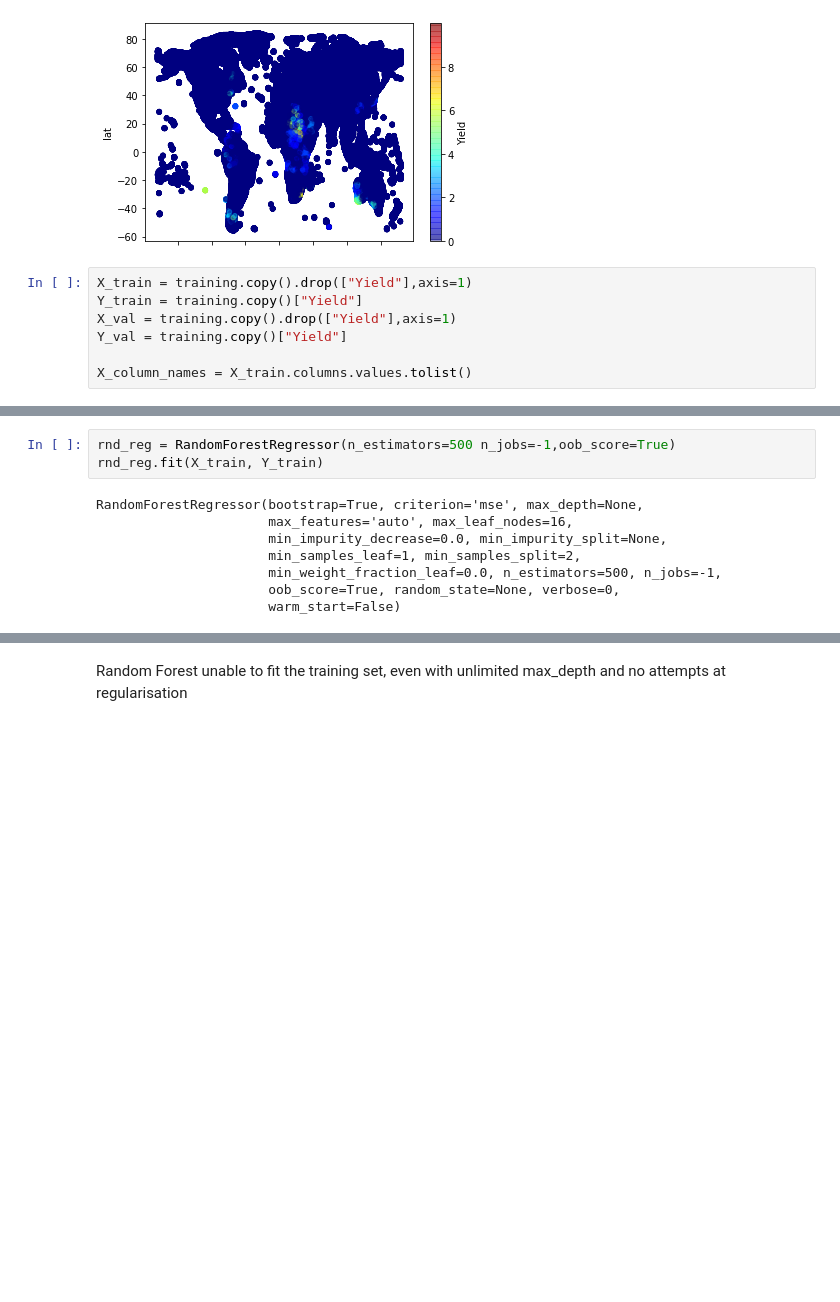
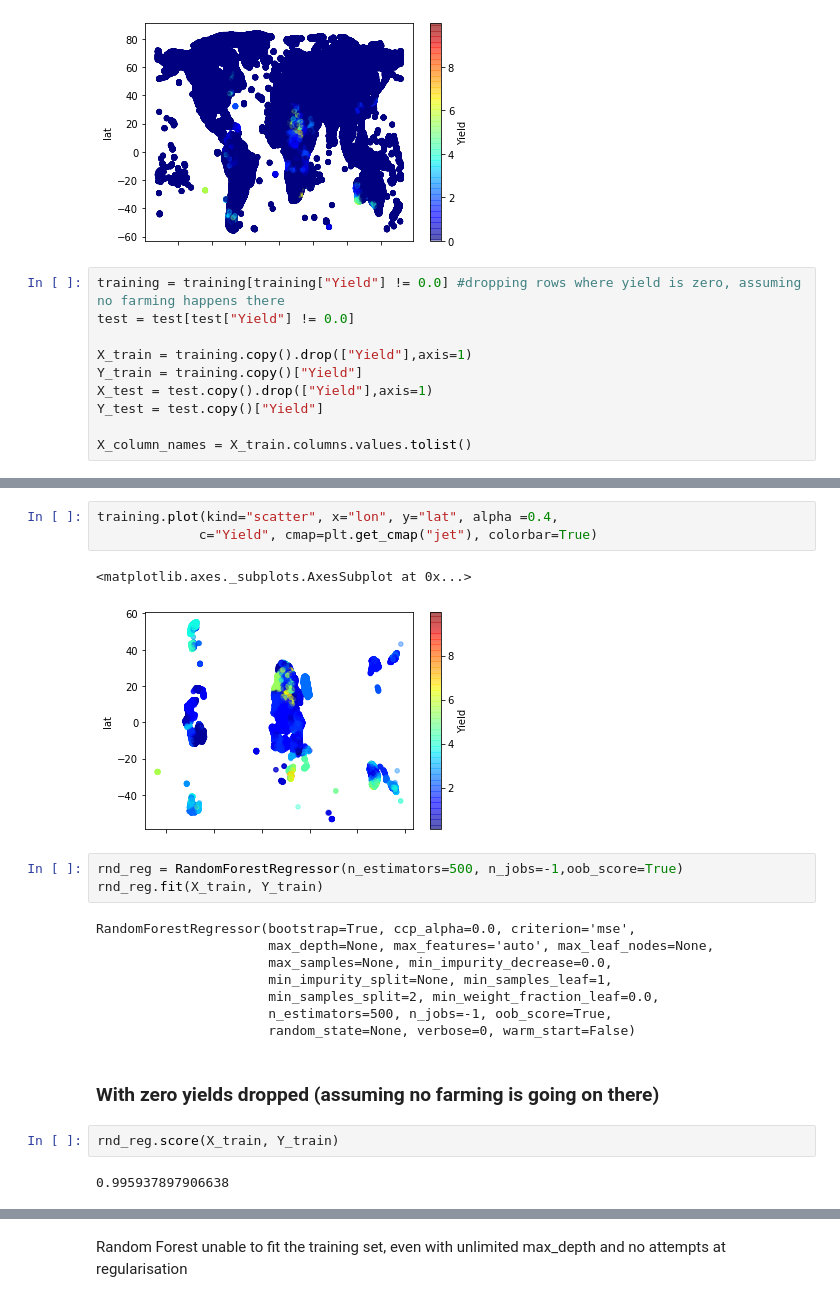
Before and after one commit to kenzaxtazi/agri-risk, a Jupyter notebook: Random_forests.ipynb, the cells around one changed output, grey strips where cells are left out. Drawn from its saved outputs; the diff is of its cells as text; blank space fills up the shorter version.

Commit message:
Removed zero yields -> great R^2. Need to investigate lat/long feature importance though

```diff
--- a/Random_forests.ipynb
+++ b/Random_forests.ipynb
@@ -27,9 +32,12 @@ training.plot(kind="scatter", x="lon", y="lat", alpha =0.4,
 <matplotlib.axes._subplots.AxesSubplot at 0x...>
 [figure]
 # %%
+training = training[training["Yield"] != 0.0] #dropping rows where yield is zero, assuming no farming happens there
+test = test[test["Yield"] != 0.0]
+
 X_train = training.copy().drop(["Yield"],axis=1)
 Y_train = training.copy()["Yield"]
-X_val = training.copy().drop(["Yield"],axis=1)
-Y_val = training.copy()["Yield"]
+X_test = test.copy().drop(["Yield"],axis=1)
+Y_test = test.copy()["Yield"]
 
 X_column_names = X_train.columns.values.tolist()
@@ -36,11 +57,23 @@ X_column_names = X_train.columns.values.tolist()
+# %%
+training.plot(kind="scatter", x="lon", y="lat", alpha =0.4,
+             c="Yield", cmap=plt.get_cmap("jet"), colorbar=True)
+# %% [output]
+<matplotlib.axes._subplots.AxesSubplot at 0x...>
+[figure, added]
 # %%
-rnd_reg = RandomForestRegressor(n_estimators=500 n_jobs=-1,oob_score=True)
+rnd_reg = RandomForestRegressor(n_estimators=500, n_jobs=-1,oob_score=True)
 rnd_reg.fit(X_train, Y_train)
 # %% [output]
-RandomForestRegressor(bootstrap=True, criterion='mse', max_depth=None,
-                      max_features='auto', max_leaf_nodes=16,
-                      min_impurity_decrease=0.0, min_impurity_split=None,
-                      min_samples_leaf=1, min_samples_split=2,
-                      min_weight_fraction_leaf=0.0, n_estimators=500, n_jobs=-1,
-                      oob_score=True, random_state=None, verbose=0,
-                      warm_start=False)
+RandomForestRegressor(bootstrap=True, ccp_alpha=0.0, criterion='mse',
+                      max_depth=None, max_features='auto', max_leaf_nodes=None,
+                      max_samples=None, min_impurity_decrease=0.0,
+                      min_impurity_split=None, min_samples_leaf=1,
+                      min_samples_split=2, min_weight_fraction_leaf=0.0,
+                      n_estimators=500, n_jobs=-1, oob_score=True,
+                      random_state=None, verbose=0, warm_start=False)
+# %% [markdown]
+### With zero yields dropped (assuming no farming is going on there) ###
+# %%
+rnd_reg.score(X_train, Y_train)
+# %% [output]
+0.995937897906638
```
Also changed, not shown: parts of 20 cells of this notebook.
